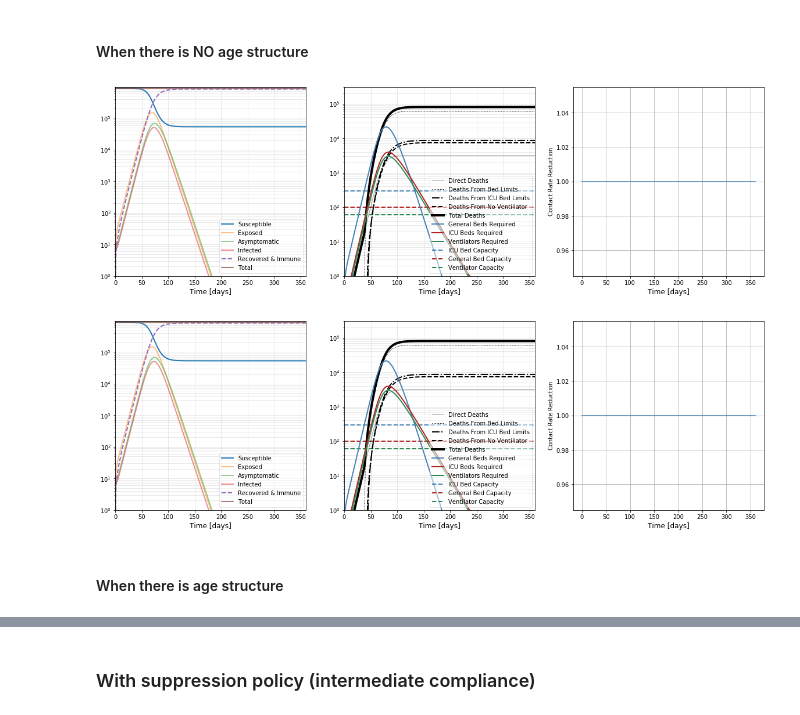
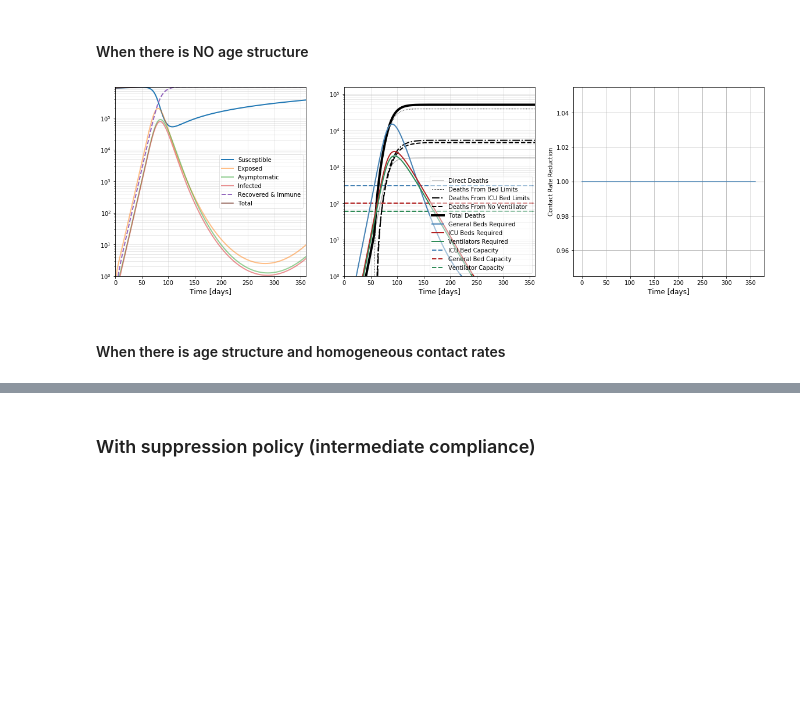
Before and after one commit to erccarls/county_covid_seir_models, a Jupyter notebook: notebooks/SEIR_age_structure.ipynb, the cells around one changed output, grey strips where cells are left out. Drawn from its saved outputs; the diff is of its cells as text; code cells hidden in the pictures; blank space fills up the shorter version.

```diff
--- a/notebooks/SEIR_age_structure.ipynb
+++ b/notebooks/SEIR_age_structure.ipynb
@@ -50,3 +50,8 @@ R0 = 3.5
+# %%
+DEFAULT_PARAM = dict(R0 = 3.5,
+                     birth_rate = 0.0015,
+                     delta = 1/5.2,
+                     sigma = 1/5.2)
 # %% [markdown]
 ### NO suppression policy
 # %% [markdown]
@@ -54,20 +59,19 @@ R0 = 3.5
 # %%
 suppression_policy = generate_triggered_suppression_model(t_list=t_list, lockdown_days=0, open_days=0, start_on=30, reduction=1)
 model = SEIRModel(
-    N=age_group_size.sum(),
-    A_initial=10,
-    I_initial=10,
+    N=age_group_sizes.sum(),
+    A_initial=1,
+    I_initial=0,
     t_list=t_list,
-    R0=R0,
-    hospitalization_rate_general=(hospitalization_rate_general*age_group_size).sum() / age_group_size.sum(),
-    hospitalization_rate_icu=(hospitalization_rate_icu*age_group_size).sum() / age_group_size.sum(),
-    mortality_rate=(mortality_rate*age_group_size).sum() / age_group_size.sum(),
-    suppression_policy=suppression_policy)
+    hospitalization_rate_general=(hospitalization_rate_general*age_group_sizes).sum() / age_group_sizes.sum(),
+    hospitalization_rate_icu=(hospitalization_rate_icu*age_group_sizes).sum() / age_group_sizes.sum(),
+    mortality_rate=(mortality_rate*age_group_sizes).sum() / age_group_sizes.sum(),
+    suppression_policy=suppression_policy,
+    **DEFAULT_PARAM)
 
 model.run()
 model.plot_results()
 # %% [output]
-[figure, old version]
+[figure, new version]
-[figure, removed]
 # %% [markdown]
-#### When there is age structure
+#### When there is age structure and homogeneous contact rates
```
Also changed, not shown: parts of 14 cells of this notebook.
